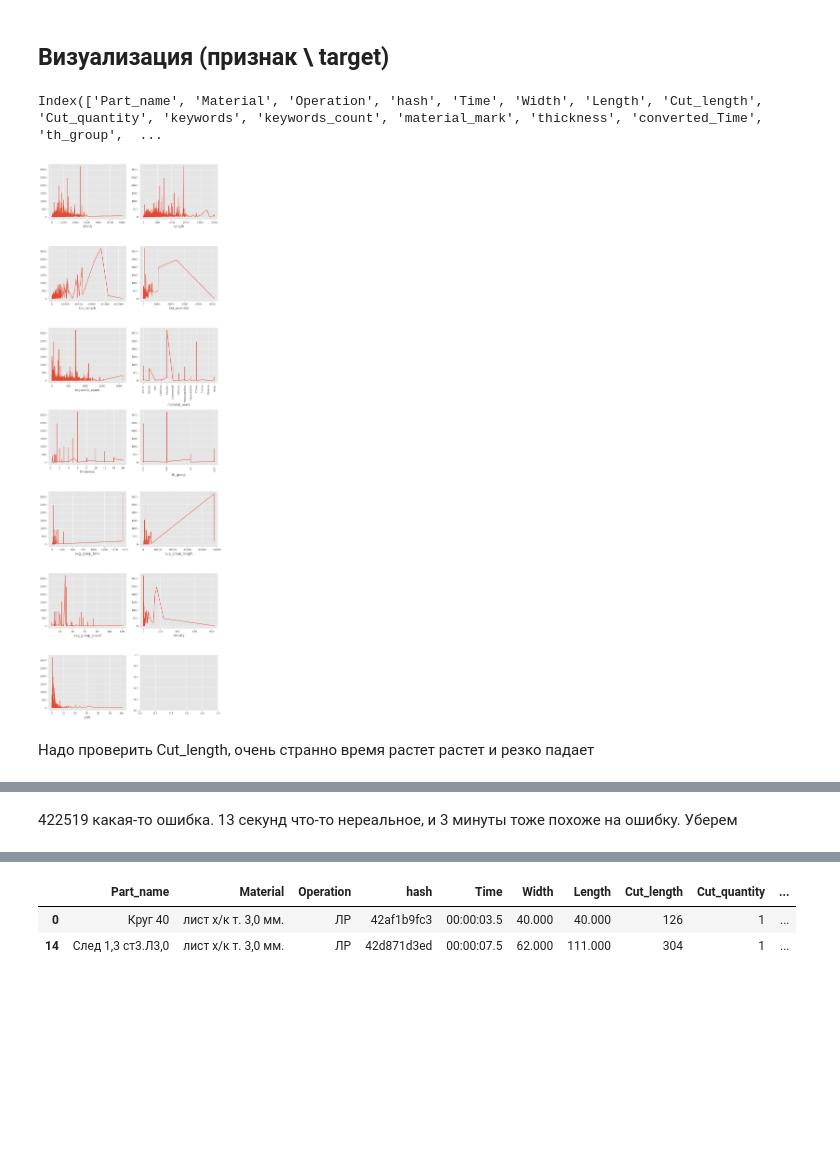
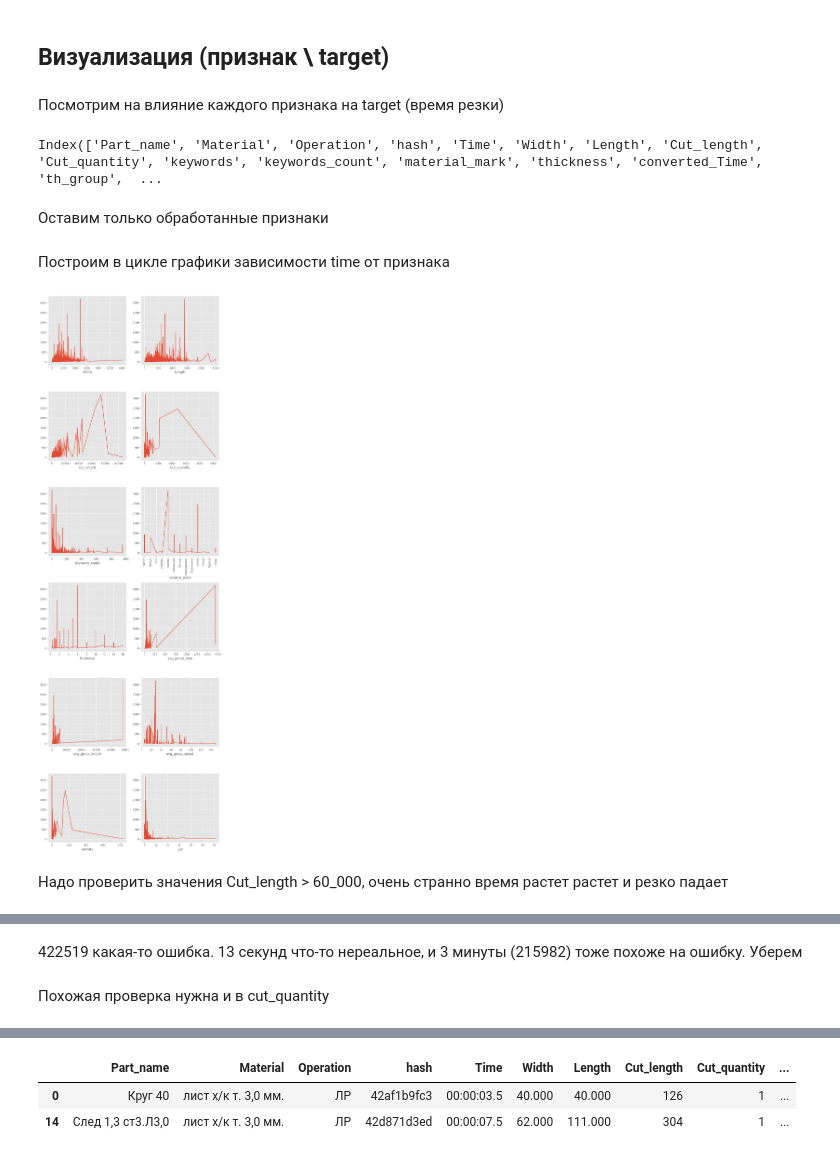
Before and after one commit to MikhailBuimov/laser_cutting, a Jupyter notebook: notebooks/laser_cutting_EDA .ipynb, the cells around one changed output, grey strips where cells are left out. Cells and saved outputs as stored; diff of their text form; code cells hidden in the pictures; blank space fills up the shorter version.

```diff
--- a/notebooks/laser_cutting_EDA .ipynb
+++ b/notebooks/laser_cutting_EDA .ipynb
@@ -1012,8 +1027,8 @@ cols = ['Width', 'Length', 'Cut_length', 'Cut_quantity',
 # %%
-
+# Параметры
 ncols = 2
 nrows = len(cols)
-fig, ax = plt.subplots(nrows, ncols, figsize=(12, 4 * nrows))
+fig, ax = plt.subplots(nrows, ncols, figsize=(12, 5 * nrows))
 
 # Построение графиков
 for i, col in enumerate(cols):
@@ -1024,10 +1039,11 @@ for i, col in enumerate(cols):
     ax[i, 1].set_title(f'Histogram of {col}')
 
     # Проверка типа данных и установка горизонтальных подписей
-    if pd.api.types.is_string_dtype(cutting[col]) or pd.api.types.is_categorical_dtype(cutting[col]):
-        ax[i, 0].set_xticklabels(ax[i, 0].get_xticklabels(), rotation=90)
-        ax[i, 1].set_xticklabels(ax[i, 1].get_xticklabels(), rotation=90)
+    if pd.api.types.is_string_dtype(cutting[col]) or isinstance(cutting[col].dtype, pd.CategoricalDtype):
+        ax[i, 0].tick_params(axis='x', rotation=90)
+        ax[i, 1].tick_params(axis='x', rotation=90)
 
 # Автоматическое распределение графиков
 plt.tight_layout()
+plt.show()
 # %% [output]
@@ -1216,6 +1203,7 @@ cutting_input
 # %%
-cutting_input = pd.DataFrame(scaler.inverse_transform(cutting_input), columns=cutting_input.columns, index=cutting.index)
-cutting_input
+cutting_input = pd.DataFrame(scaler.inverse_transform(cutting_input),
+                             columns=cutting_input.columns, index=cutting.index)
+cutting_input.head(5)
 # %% [output]
 |  | Width | Length | Cut_length | Cut_quantity | keywords_count | thickness | converted_Time | ... |
 | 0 | 40.000 | 40.000 | 126.000 | 1.000 | 7.000 | 3.000 | 4.000 | ... |
@@ -1237,6 +1238,6 @@ cutting_input['keywords_count'].isna().sum()
 # %%
-cutting['keywords_count']=cutting_input['keywords_count'].apply(int)
-cutting
+cutting['keywords_count']=cutting_input['keywords_count'].astype(int)
+cutting.head(5)
 # %% [output]
 |  | Part_name | Material | Operation | hash | Time | Width | Length | Cut_length | Cut_quantity | ... |
 | 0 | Круг 40 | лист х/к т. 3,0 мм. | ЛР | 42af1b9fc3 | 00:00:03.5 | 40.000 | 40.000 | 126 | 1 | ... |
@@ -1258,41 +1252,47 @@ len(cutting[cutting['keywords_count']==0])
 # %% [markdown]
 ## Визуализация (признак \ target)
+# %% [markdown]
+Посмотрим на влияние каждого признака на target (время резки)
 # %%
 cutting.columns
 # %% [output]
 Index(['Part_name', 'Material', 'Operation', 'hash', 'Time', 'Width', 'Length', 'Cut_length', 'Cut_quantity', 'keywords', 'keywords_count', 'material_mark', 'thickness', 'converted_Time', 'th_group',  ...
+# %% [markdown]
+Оставим только обработанные признаки
 # %%
 features = ['Width', 'Length', 'Cut_length', 'Cut_quantity',
             'keywords_count', 'material_mark', 'thickness',
-            'th_group', 'avg_group_time', 'avg_group_length',
+            'avg_group_time', 'avg_group_length',
             'avg_group_speed', 'density', 'L/W']
+# %% [markdown]
+Построим в цикле графики зависимости time от признака
 # %%
 n_cols = 2
 n_rows = len(features) // n_cols + len(features) % n_cols
 
 fig, ax = plt.subplots(n_rows, n_cols, figsize=(10, 30))
 
 for index, name in enumerate(features):
     col = index % n_cols
     row = index // n_cols
 
     sorted_df = cutting.sort_values(by=name)
     x = sorted_df[name]
     y = sorted_df['converted_Time']
 
     ax[row, col].plot(x, y)
     ax[row, col].set_xlabel(name)
 
-    if pd.api.types.is_string_dtype(cutting[name]) or pd.api.types.is_categorical_dtype(cutting[name]):
-        ax[row, col].set_xticklabels(ax[row, col].get_xticklabels(), rotation=90)
-        ax[row, col].set_xticklabels(ax[row, col].get_xticklabels(), rotation=90)
+    # Проверка типа данных и настройка поворота меток
+    if pd.api.types.is_string_dtype(cutting[name]) or isinstance(cutting[name].dtype, pd.CategoricalDtype):
+        ax[row, col].tick_params(axis='x', rotation=90)
 
 plt.tight_layout()
 plt.show()
 # %% [output]
-[figure, old version]
+[figure, new version]
 # %% [markdown]
-Надо проверить Cut_length, очень странно время растет растет и резко падает
+Надо проверить значения Cut_length > 60_000, очень странно время растет растет и резко падает
 # %%
 cutting[cutting['Cut_length'] > 60_000]
 # %% [output]
@@ -1302,9 +1302,11 @@ cutting[cutting['Cut_length'] > 60_000]
 | 335276 | HARDOX1 500.Л6,0 мм-(металл заказ... | hardox-500 т. 6,0 мм. (броня) | ЛР | 711bcf86fc | 00:53:10.8 | 2450.000 | 1410.000 | 73860 | 61 | ... |
 | 422519 | Перф. лист 1100х600х1 мм | лист х/к т. 1,0 мм. | ЛР | 44fc5325bf | 00:00:13.5 | 1100.000 | 600.000 | 106420 | 5152 | ... |
 # %% [markdown]
-422519 какая-то ошибка. 13 секунд что-то нереальное, и 3 минуты тоже похоже на ошибку. Уберем
+422519 какая-то ошибка. 13 секунд что-то нереальное, и 3 минуты (215982) тоже похоже на ошибку. Уберем
 # %%
 cutting.drop([422519, 215982], inplace=True)
+# %% [markdown]
+Похожая проверка нужна и в cut_quantity
 # %%
 cutting[(cutting['Cut_quantity'] < 500) &
        (cutting['converted_Time'] > 1500)]
```
Also changed, not shown: parts of 207 cells of this notebook, 3 other files.
